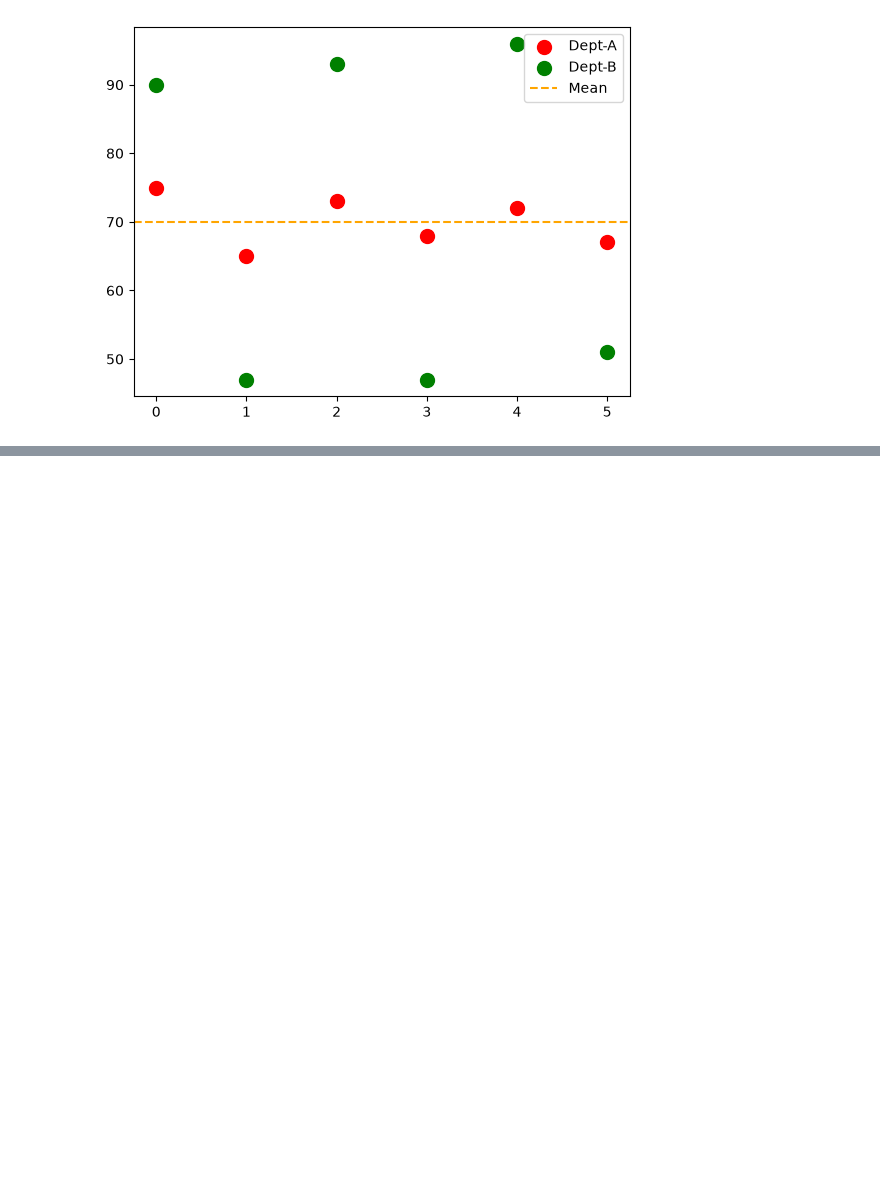
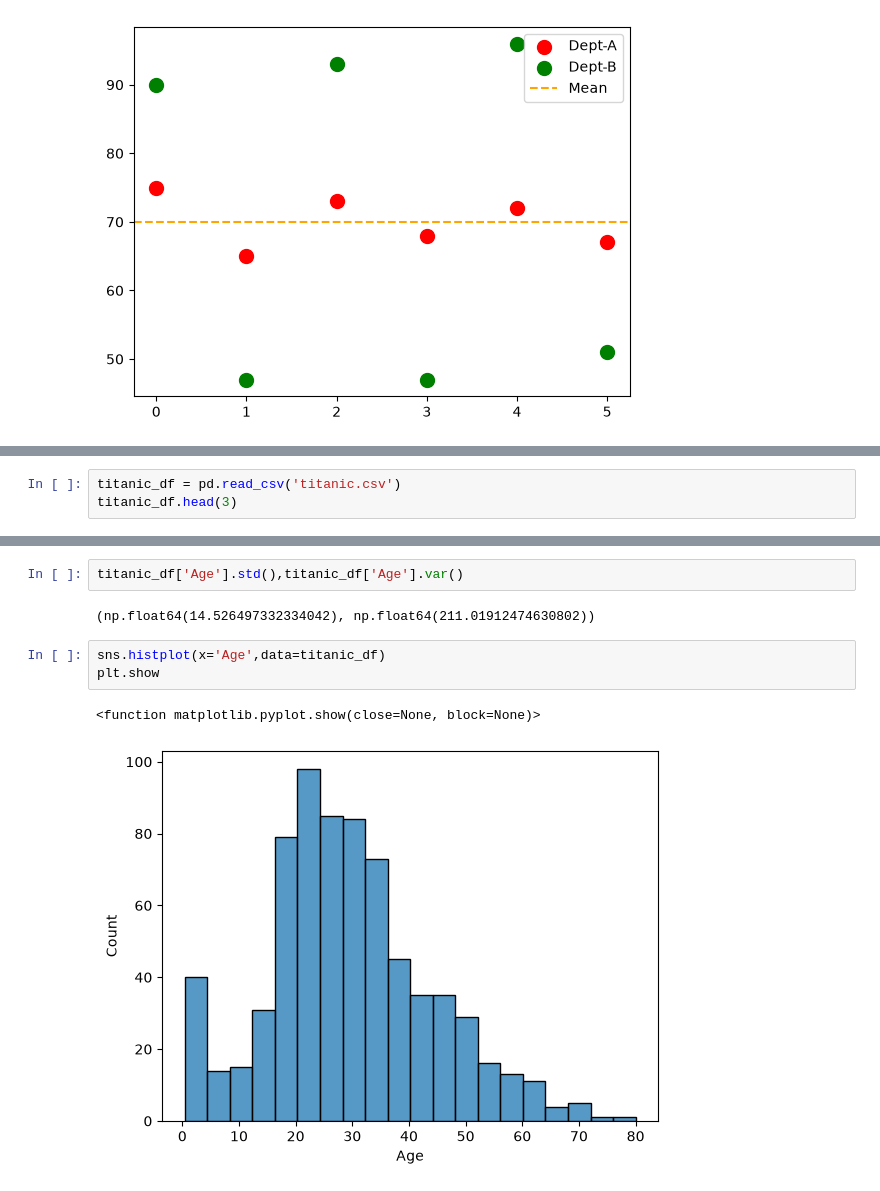
Before and after one commit to dhanushsuvarna-dev/TechnicalPrac, a Jupyter notebook: Statics for DataScience/Phase2.ipynb, the cells around one changed output, grey strips where cells are left out. Saved outputs shown, nothing was run; the diff lists cells and outputs as text; blank space fills up the shorter version.

```diff
--- a/Statics for DataScience/Phase2.ipynb
+++ b/Statics for DataScience/Phase2.ipynb
@@ -91,0 +105,3 @@ plt.show()
+# %%
+titanic_df = pd.read_csv('titanic.csv')
+titanic_df.head(3)
@@ -91,0 +113,10 @@ plt.show()
+# %%
+titanic_df['Age'].std(),titanic_df['Age'].var()
+# %% [output]
+(np.float64(14.526497332334042), np.float64(211.01912474630802))
+# %%
+sns.histplot(x='Age',data=titanic_df)
+plt.show
+# %% [output]
+<function matplotlib.pyplot.show(close=None, block=None)>
+[figure, added]
```
Also changed, not shown: parts of 7 cells of this notebook, 3 other files.
